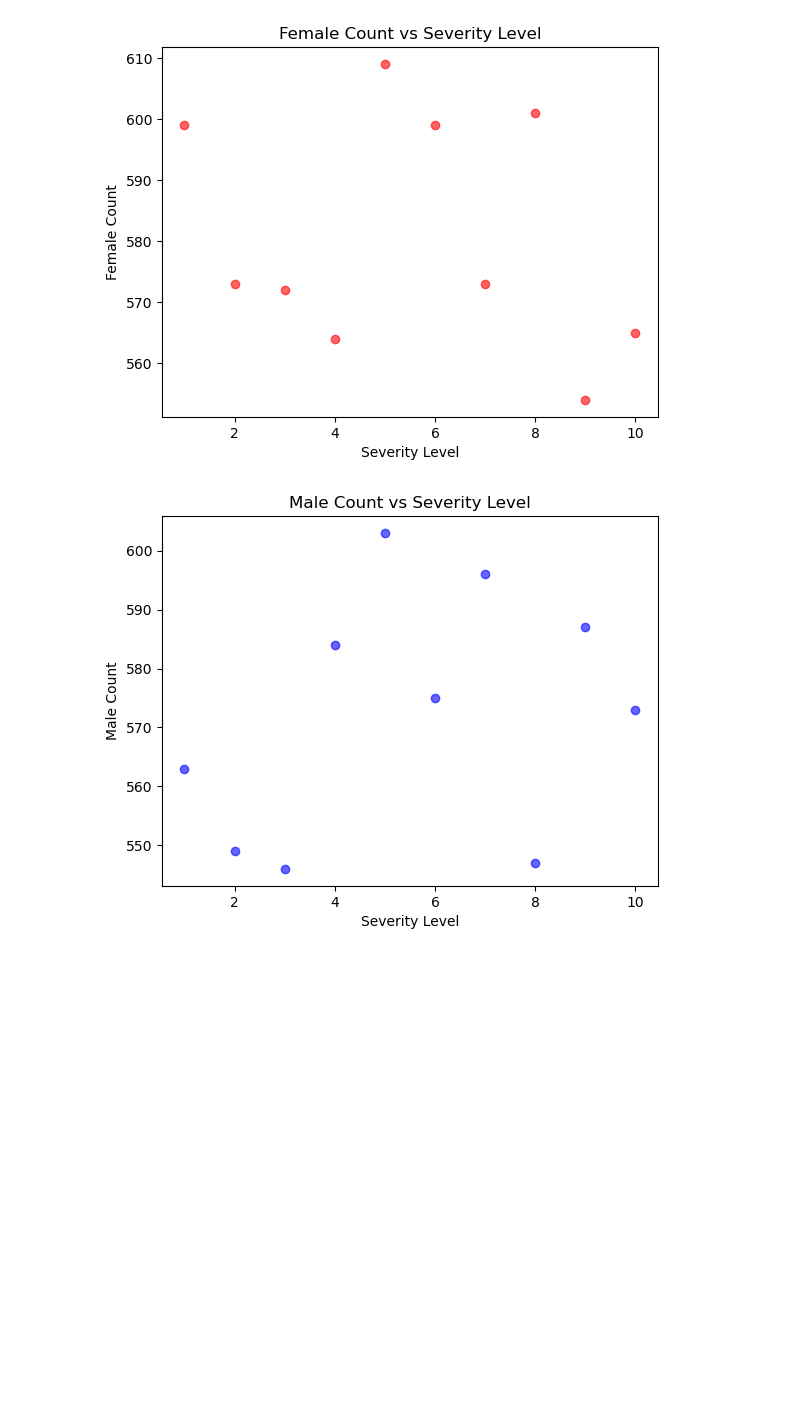
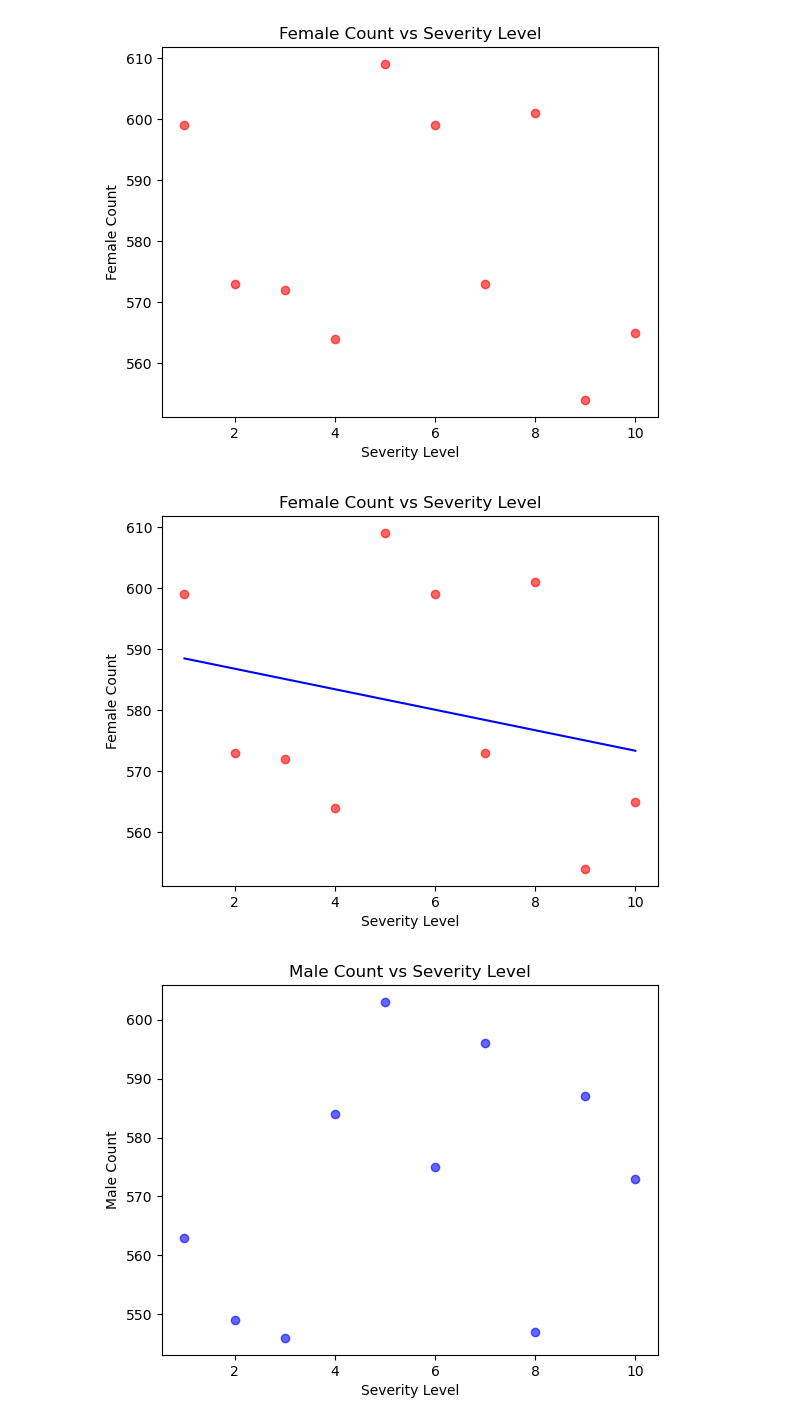
Before and after one commit to mopfun/2025-Project1-Group4, a Jupyter notebook: main.ipynb, the cells around one changed output. Saved outputs shown, nothing was run; the diff lists cells and outputs as text; code cells hidden in the pictures; blank space fills up the shorter version.

```diff
--- a/main.ipynb
+++ b/main.ipynb
@@ -320,4 +362,40 @@ plt.savefig('Outputs/Female_Count_vs_Severity_Level.png')
 plt.show()
 # %% [output]
 [figure]
+# %%
+# Generate regression values
+x = df_selected.index  # Severity Level
+y = df_selected['Female']  # Female Count
+
+# linear regression
+slope, intercept, r_value, p_value, std_err = linregress(x, y)
+
+# Calculate regression line
+regression_line = slope * x + intercept
+
+# Create scatter plot
+plt.scatter(x, y, color='red', alpha=0.6, label="Data Points")
+
+# Plot regression line
+plt.plot(x, regression_line, color='blue', label="Regression Line")
+
+# Labels and title
+plt.xlabel("Severity Level")
+plt.ylabel("Female Count")
+plt.title("Female Count vs Severity Level")
+
+#slope intercept equation
+# equation_text = f"y = {slope:.2f}x + {intercept:.2f}"
+# plt.text(min(x), max(y), equation_text, fontsize=12, color="black", bbox=dict(facecolor="white", alpha=0.5))
+
+# Add legend
+# plt.legend()
+
+# Save the figure
+plt.savefig('Outputs/Female_Count_Regression.png')
+
+# Show the plot
+plt.show()
+# %% [output]
+[figure, added]
 # %%
```
Also changed, not shown: parts of 21 cells of this notebook, 3 other files.
